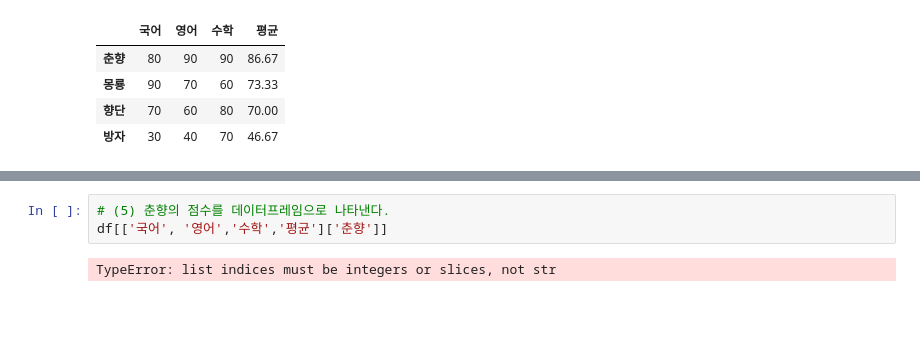
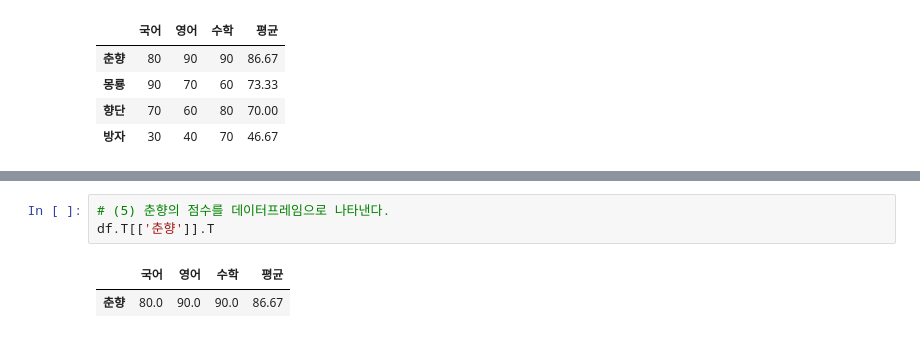
Before and after one commit to njy622/DataAnalysis-2023.09, a Jupyter notebook: 02.Pandas/02.데이터프레임.ipynb, the cells around one changed output, grey strips where cells are left out. Saved outputs shown, nothing was run; the diff lists cells and outputs as text; blank space fills up the shorter version.

```diff
--- a/02.Pandas/02.데이터프레임.ipynb
+++ b/02.Pandas/02.데이터프레임.ipynb
@@ -318,5 +318,6 @@ See the caveats in the documentation: https://pandas.pydata.org/pandas-docs/stab
 # %%
 # (5) 춘향의 점수를 데이터프레임으로 나타낸다.
-df[['국어', '영어','수학','평균']['춘향']]
+df.T[['춘향']].T
 # %% [output]
-TypeError: list indices must be integers or slices, not str
+|  | 국어 | 영어 | 수학 | 평균 |
+| 춘향 | 80.0 | 90.0 | 90.0 | 86.67 |
```
Also changed, not shown: parts of 5 cells of this notebook.
